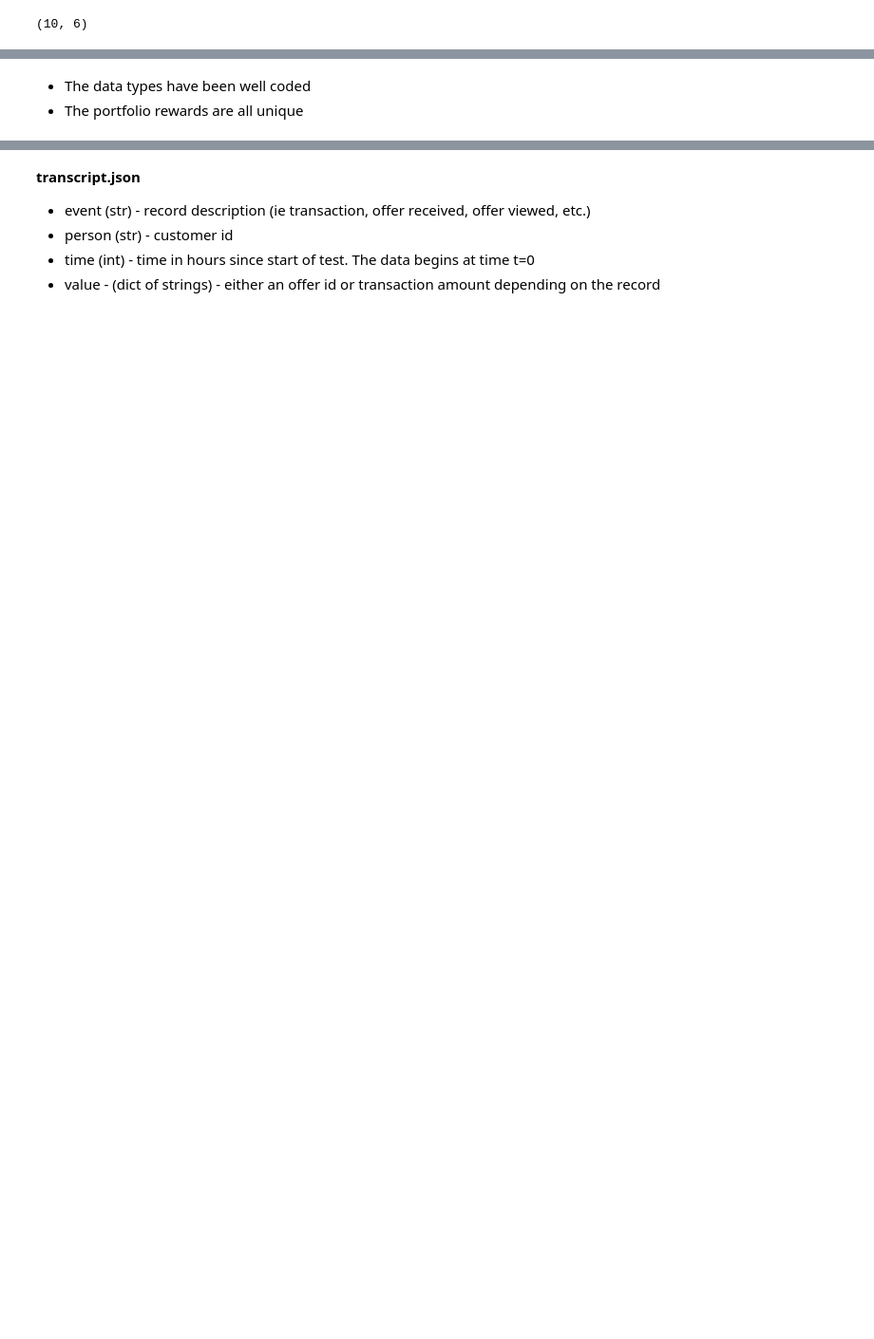
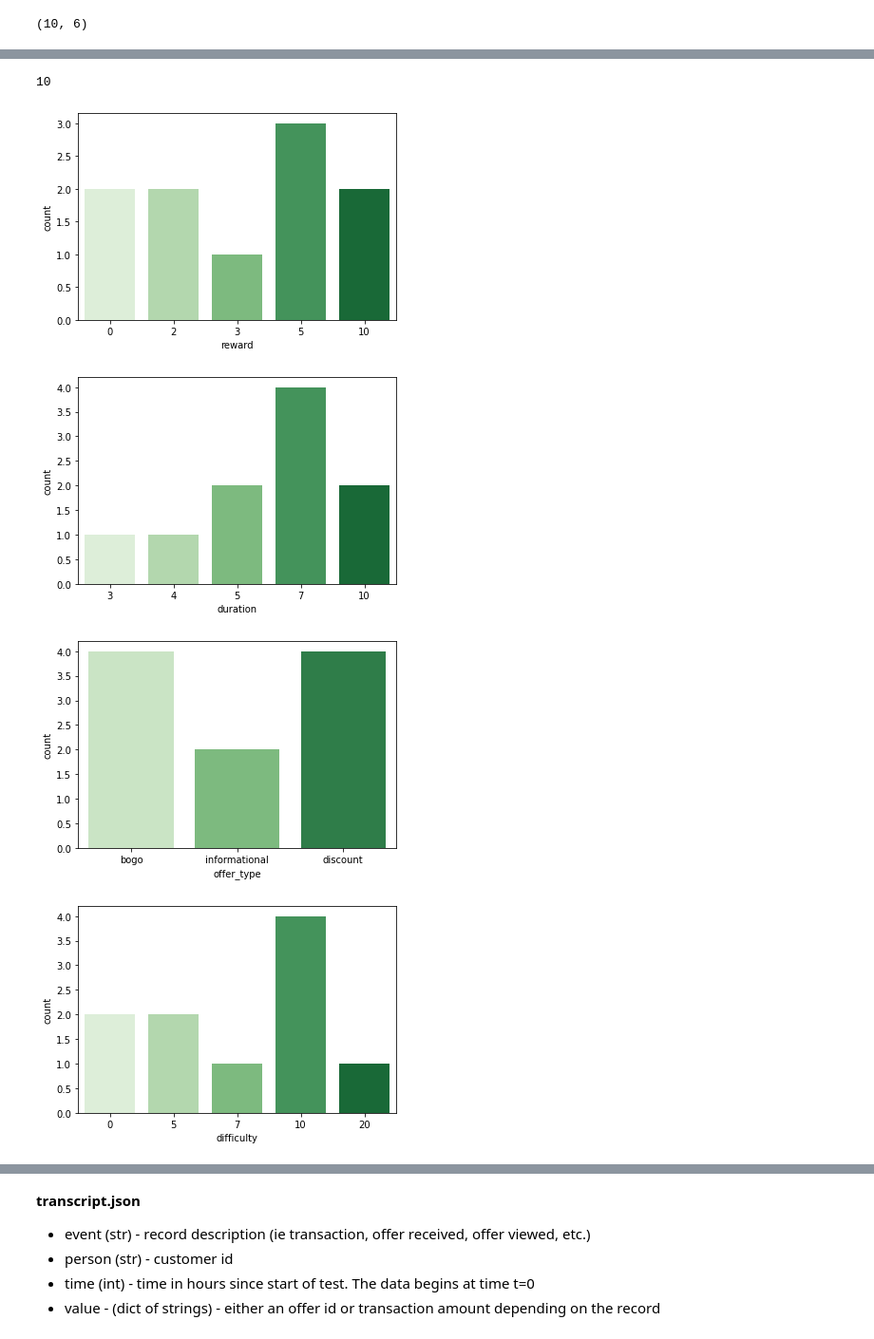
Before and after one commit to oladipod/capstone_starbucks, a Jupyter notebook: main_notebook.ipynb, the cells around one changed output, grey strips where cells are left out. Shown at 95% size. Cells and saved outputs as stored; diff of their text form; code cells hidden in the pictures; blank space fills up the shorter version.

```diff
--- a/main_notebook.ipynb
+++ b/main_notebook.ipynb
@@ -149,2 +170,3 @@ portfolio.isnull().sum()
 # %%
-portfolio.rename({'id': 'portfolio_id'}, axis =1, inplace=True)
+#rename column name
+portfolio.rename({'id': 'offer_id'}, axis =1, inplace=True)
@@ -150,0 +187,7 @@ portfolio.rename({'id': 'portfolio_id'}, axis =1, inplace=True)
+# %%
+#for the channels column, spread each category into a different column - one hot encode
+dummy_channels = pd.get_dummies(portfolio['channels'].apply(pd.Series).stack()).sum(level=0)  #dealing with list
+portfolio = pd.concat([portfolio, dummy_channels], axis=1)
+
+#drop channel;s col
+portfolio.drop(columns = ['channels'], inplace= True)
@@ -156,5 +220,21 @@ for i in port_cat:
 # %%
-len(portfolio['portfolio_id'].unique())
+len(portfolio['offer_id'].unique())
+# %% [output]
+10
-# %% [markdown]
-- The data types have been well coded
-- The portfolio rewards are all unique
+# %%
+def count_plot(df, catcols):
+    """
+        count plots for categorical data
+        input: dataframe and list of categorical columns to plot a countplot for
+        Output: plot
+    """
+    for col in catcols:
+        sns.countplot(x= df[col], data=df, palette='Greens');
+        plt.show()
+# %%
+count_plot(df=portfolio, catcols = port_cat)
+# %% [output]
+[figure, added]
+[figure, added]
+[figure, added]
+[figure, added]
```
Also changed, not shown: parts of 159 cells of this notebook, 1 other file.
